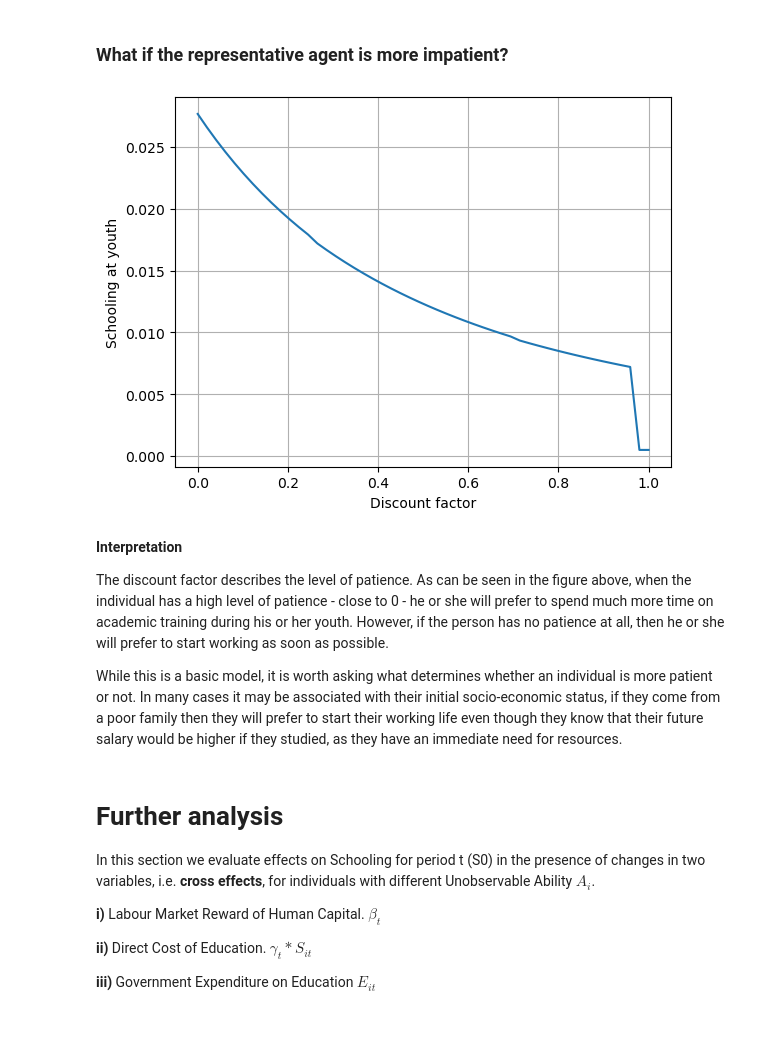
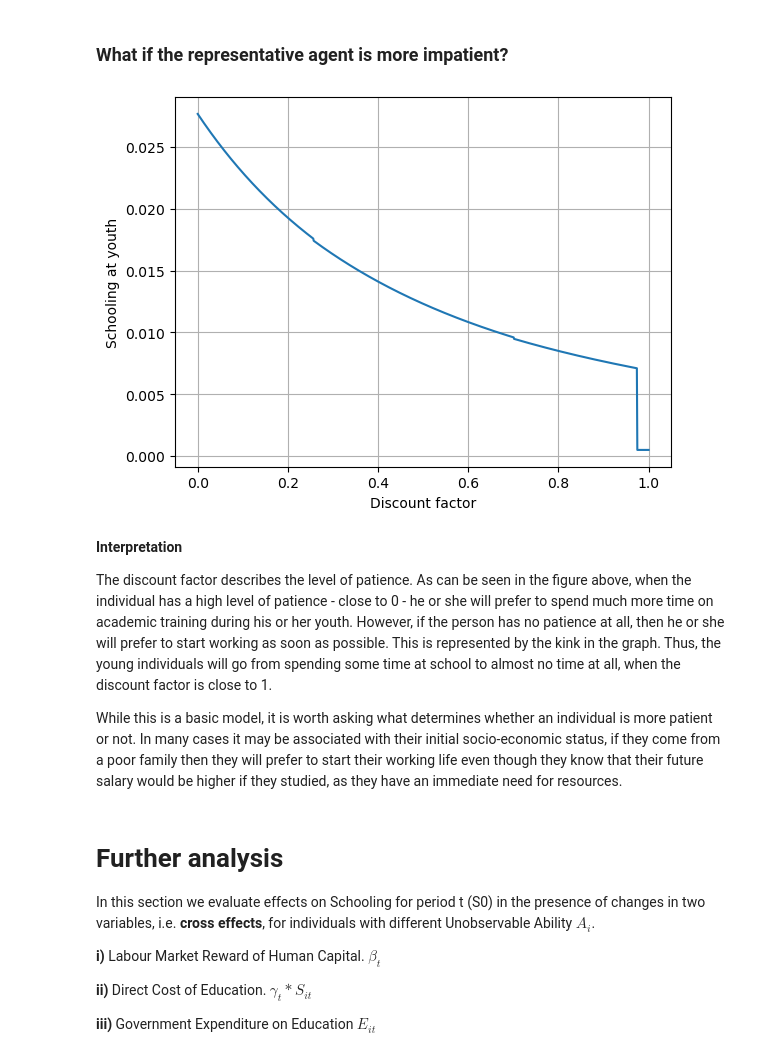
Before and after one commit to NumEconCopenhagen/projects-2023-latin-power, a Jupyter notebook: modelproject/modelproject.ipynb, the cells around one changed output. Cells and saved outputs as stored; diff of their text form; code cells hidden in the pictures; blank space fills up the shorter version.

```diff
--- a/modelproject/modelproject.ipynb
+++ b/modelproject/modelproject.ipynb
@@ -148,7 +138,7 @@ We are using the continous approach to evaluate the impacts.
 # Changing in direct cost of schooling (gamma)
 model = HumanCapitalModelClass()
 
-gamma_values = np.linspace(0,5, 100)
+gamma_values = np.linspace(0,5, 1000)
 gamma0_1 = []
 S0_gamma_change = []
 
@@ -204,7 +194,7 @@ In addition, young people with higher initial ability may be more aware of the f
 #Changing in present wage (b0)
 model = HumanCapitalModelClass()
 
-b0_values = np.linspace(0,3, 100)
+b0_values = np.linspace(0,3, 1000)
 b0_1 = []
 S0_b0_change = []
 
@@ -259,18 +246,0 @@ To remedy this, it would be worth thinking about targeted schemes, where young p
-# %%
-#Changing in productivity of human capital (alpha)
-model = HumanCapitalModelClass()
-
-alpha_values = np.linspace(0,1, 50)
-alpha0_1 = []
-S0_alpha_change = []
-
-for a, i in enumerate(alpha_values):
-    model.par.alpha = i
-    solution=model.solve_continously()
-    alpha0_1.append(i)
-    S0_alpha_change.append(solution.S0)
-
-plt.plot(alpha0_1, S0_alpha_change)
-plt.ylabel("Schooling at youth")
-plt.xlabel("Productivity of human capital")
-plt.grid()
@@ -281,27 +249,27 @@ plt.grid()
 # %%
 #Changing in discount factor (rho)
 model = HumanCapitalModelClass()
 
-rho_values = np.linspace(0,1, 50)
+rho_values = np.linspace(0,1, 1000)
 rho0_1 = []
 S0_rho_change = []
 
 for a, i in enumerate(alpha_values):
     model.par.rho = i
     solution=model.solve_continously()
     rho0_1.append(i)
     S0_rho_change.append(solution.S0)
 
 plt.plot(rho0_1, S0_rho_change)
 plt.ylabel("Schooling at youth")
 plt.xlabel("Discount factor")
 plt.grid()
 # %% [output]
-[figure, old version]
+[figure, new version]
 # %% [markdown]
 **Interpretation**
 
-The discount factor describes the level of patience. As can be seen in the figure above, when the individual has a high level of patience - close to 0 - he or she will prefer to spend much more time on academic training during his or her youth. However, if the person has no patience at all, then he or she will prefer to start working as soon as possible.
+The discount factor describes the level of patience. As can be seen in the figure above, when the individual has a high level of patience - close to 0 - he or she will prefer to spend much more time on academic training during his or her youth. However, if the person has no patience at all, then he or she will prefer to start working as soon as possible. This is represented by the kink in the graph. Thus, the young individuals will go from spending some time at school to almost no time at all, when the discount factor is close to 1.
 
 While this is a basic model, it is worth asking what determines whether an individual is more patient or not. In many cases it may be associated with their initial socio-economic status, if they come from a poor family then they will prefer to start their working life even though they know that their future salary would be higher if they studied, as they have an immediate need for resources.
 # %% [markdown]
```
Also changed, not shown: parts of 11 cells of this notebook.
